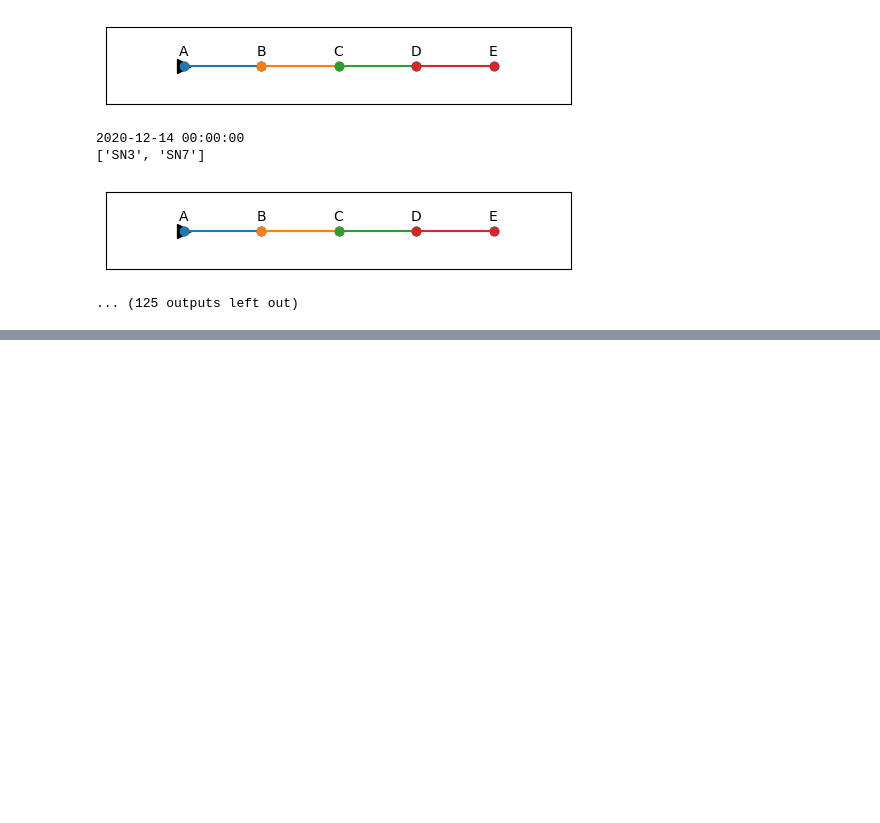
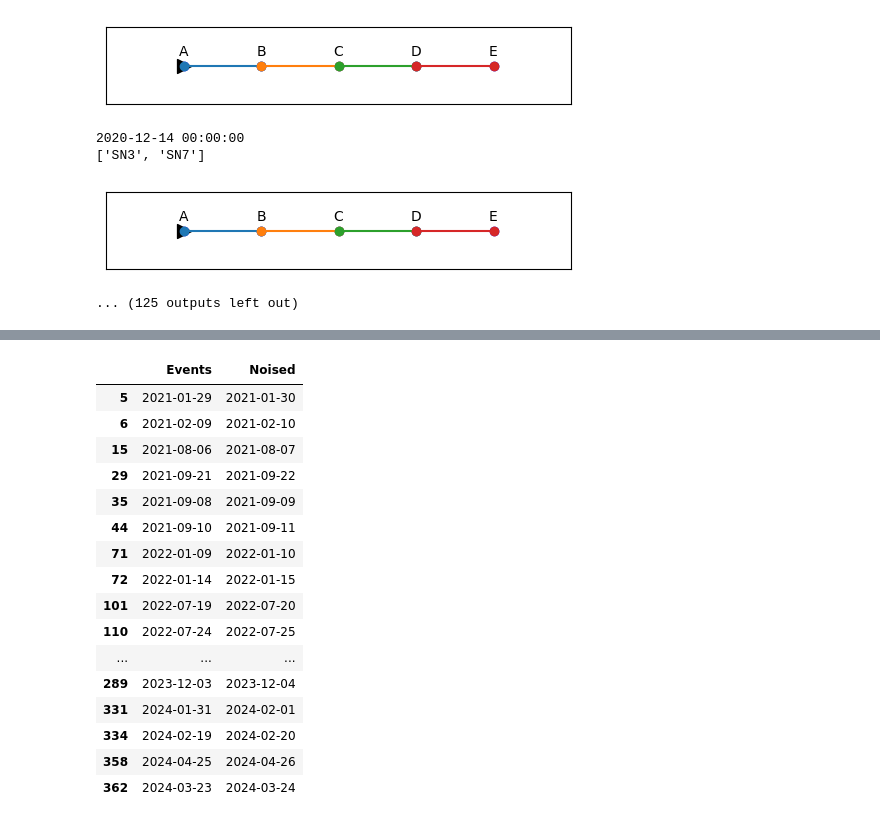
Before and after one commit to ThomasSecco/Hackathon, a Jupyter notebook: notebooks/Louison.ipynb, the cells around one changed output, grey strips where cells are left out. Cells and saved outputs as stored; diff of their text form; code cells hidden in the pictures; blank space fills up the shorter version.

```diff
--- a/notebooks/Louison.ipynb
+++ b/notebooks/Louison.ipynb
@@ -170,0 +228,15 @@ visualize_monthly_evolution(input_date, num_days=70)
+# %%
+# Find rows where 'Entry' and 'Exit' columns have different values in the 'events' DataFrame
+different_entries_events = events[events['Entry'] != df_noisy['Entry']]['Entry'].copy()
+different_entries_noisy =  df_noisy[events['Entry'] != df_noisy['Entry']]['Entry'].copy()
+
+different_entries = pd.concat([different_entries_events, different_entries_noisy], keys=['Events', 'Noised'])
+# Find rows where 'Entry' and 'Exit' columns have different values in the 'df_noisy' DataFrame
+different_exits_events = events[events['Exit'] != df_noisy['Exit']]['Exit'].copy()
+different_exits_noisy = df_noisy[events['Exit'] != df_noisy['Exit']]['Exit'].copy()
+
+different_entries = {'Events': different_entries_events,
+        'Noised': different_entries_noisy}
+# comparison_df = pd.concat([different_entries_events, different_exits_events], keys=['Different Entry', 'Different Exit'])
+different_entries = pd.DataFrame(different_entries)
+different_entries
@@ -170,0 +258,23 @@ visualize_monthly_evolution(input_date, num_days=70)
+# %%
+different_exits = {'Events': different_exits_events,
+        'Noised': different_exits_noisy}
+different_exits = pd.DataFrame(different_exits)
+different_exits
+# %% [output]
+|  | Events | Noised |
+| 5 | 2021-01-29 | 2021-01-30 |
+| 6 | 2021-02-09 | 2021-02-10 |
+| 15 | 2021-08-06 | 2021-08-07 |
+| 29 | 2021-09-21 | 2021-09-22 |
+| 35 | 2021-09-08 | 2021-09-09 |
+| 44 | 2021-09-10 | 2021-09-11 |
+| 71 | 2022-01-09 | 2022-01-10 |
+| 72 | 2022-01-14 | 2022-01-15 |
+| 101 | 2022-07-19 | 2022-07-20 |
+| 110 | 2022-07-24 | 2022-07-25 |
+| ... | ... | ... |
+| 289 | 2023-12-03 | 2023-12-04 |
+| 331 | 2024-01-31 | 2024-02-01 |
+| 334 | 2024-02-19 | 2024-02-20 |
+| 358 | 2024-04-25 | 2024-04-26 |
+| 362 | 2024-03-23 | 2024-03-24 |
```
Also changed, not shown: parts of 2 cells of this notebook.
